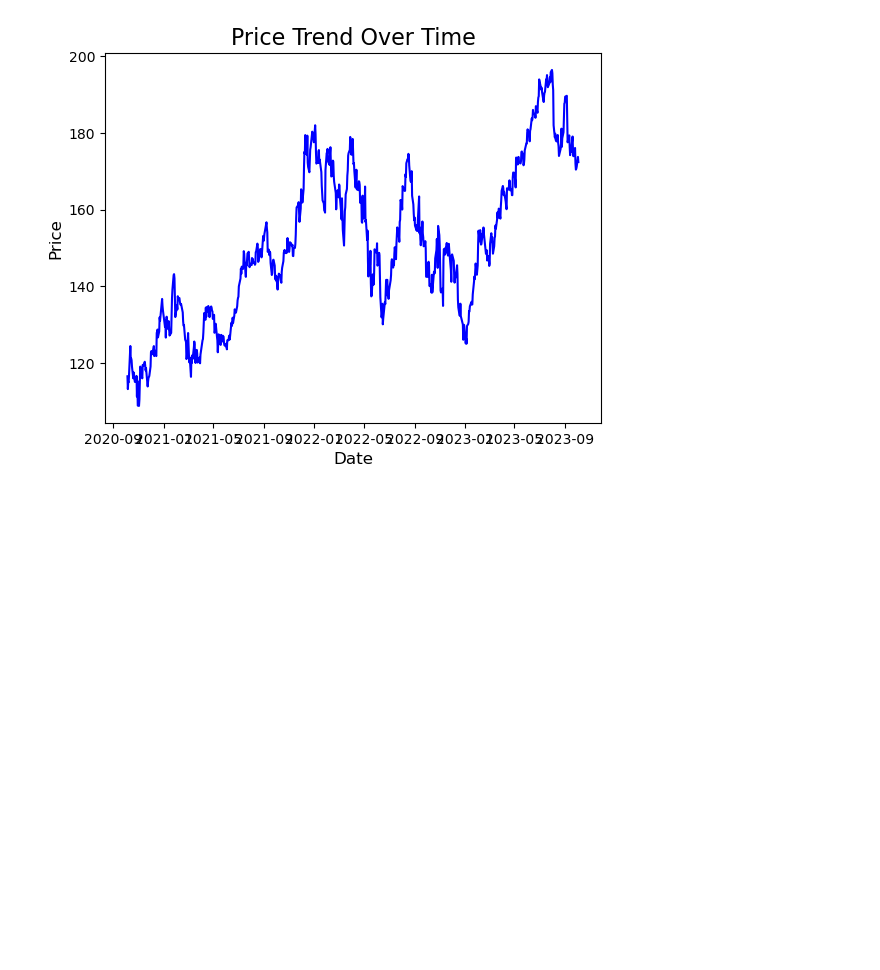
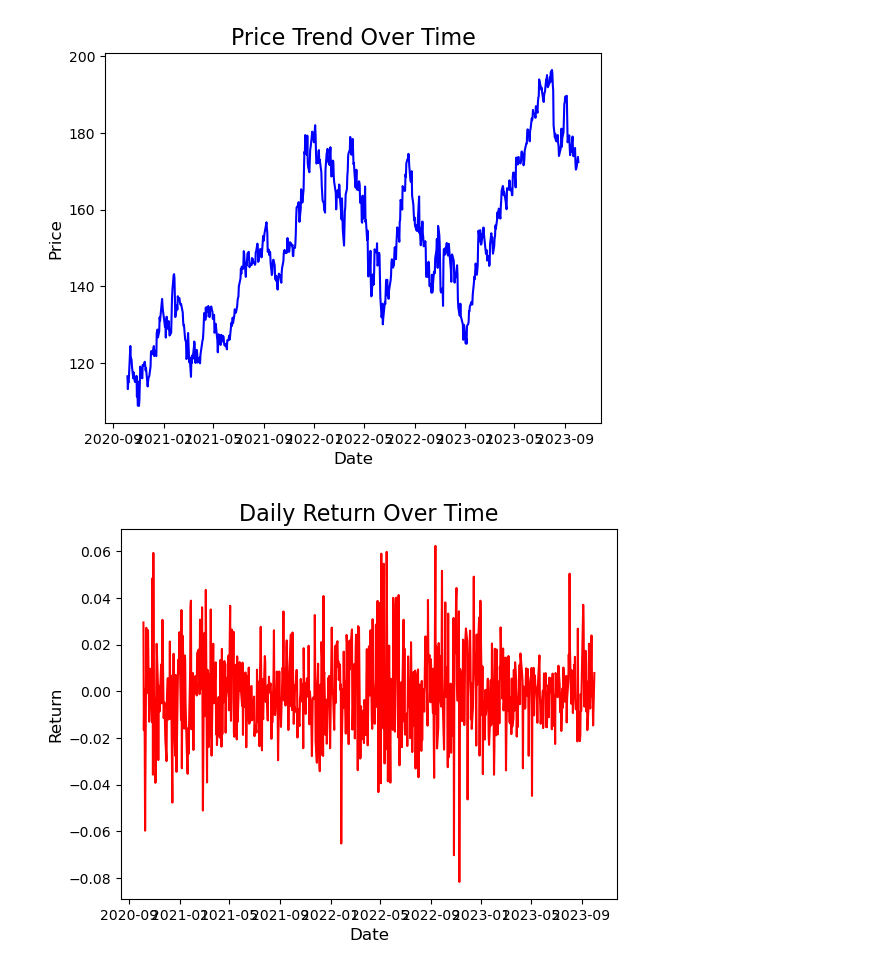
Before and after one commit to andreist3fan/ovmHW1, a Jupyter notebook: homework1.ipynb, the cells around one changed output. Cells and saved outputs as stored; diff of their text form; code cells hidden in the pictures; blank space fills up the shorter version.

```diff
--- a/homework1.ipynb
+++ b/homework1.ipynb
@@ -53,3 +53,13 @@ plt.plot(df.index, df.Close, linestyle='-', color='b', label='Price')
 plt.show()
 # %% [output]
 [figure]
+# %%
+# plot daily return
+df['Return'] = df['Close'].pct_change()
+plt.title('Daily Return Over Time', fontsize=16)
+plt.xlabel('Date', fontsize=12)
+plt.ylabel('Return', fontsize=12)
+plt.plot(df.index, df.Return, linestyle='-', color='r', label='Return')
+plt.show()
+# %% [output]
+[figure, added]
```
Also changed, not shown: parts of 3 cells of this notebook, 1 other file.
